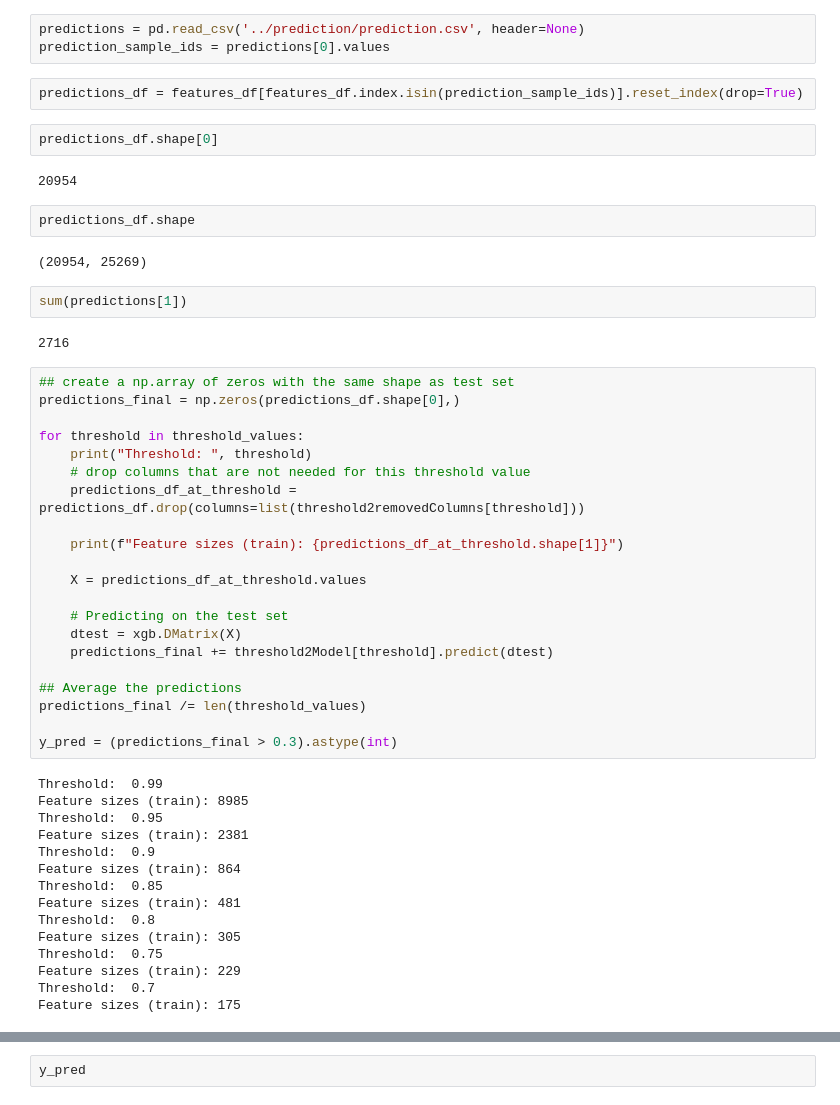
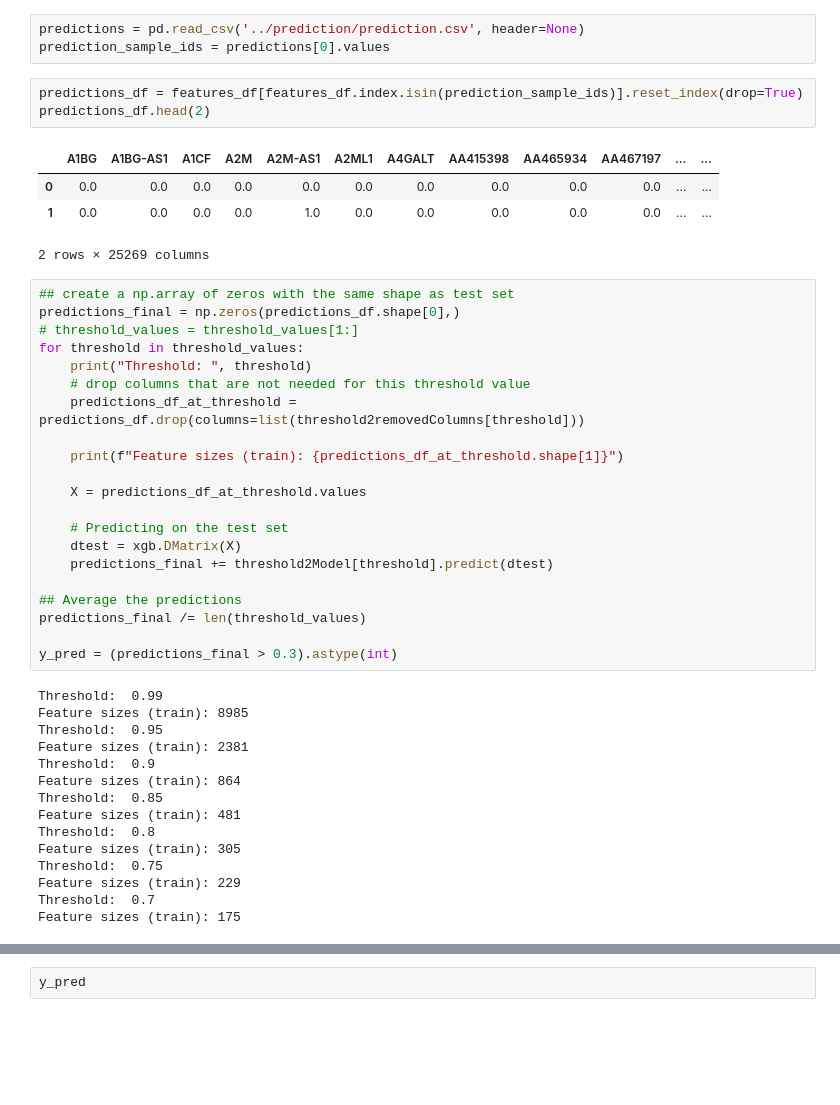
Before and after one commit to sidsvash26/Hackathon-Summer-2023, a Jupyter notebook: notebooks/best_model_ever.ipynb, the cells around one changed output, grey strips where cells are left out. Cells and saved outputs as stored; diff of their text form; blank space fills up the shorter version.

```diff
--- a/notebooks/best_model_ever.ipynb
+++ b/notebooks/best_model_ever.ipynb
@@ -421,22 +356,16 @@ predictions = pd.read_csv('../prediction/prediction.csv', header=None)
 prediction_sample_ids = predictions[0].values
 # %%
 predictions_df = features_df[features_df.index.isin(prediction_sample_ids)].reset_index(drop=True)
+predictions_df.head(2)
+# %% [output]
+|  | A1BG | A1BG-AS1 | A1CF | A2M | A2M-AS1 | A2ML1 | A4GALT | AA415398 | AA465934 | AA467197 | ... | ... |
+| 0 | 0.0 | 0.0 | 0.0 | 0.0 | 0.0 | 0.0 | 0.0 | 0.0 | 0.0 | 0.0 | ... | ... |
+| 1 | 0.0 | 0.0 | 0.0 | 0.0 | 1.0 | 0.0 | 0.0 | 0.0 | 0.0 | 0.0 | ... | ... |
+2 rows × 25269 columns
-# %%
-predictions_df.shape[0]
-# %% [output]
-20954
-# %%
-predictions_df.shape
-# %% [output]
-(20954, 25269)
-# %%
-sum(predictions[1])
-# %% [output]
-2716
 # %%
 ## create a np.array of zeros with the same shape as test set
 predictions_final = np.zeros(predictions_df.shape[0],)
-
+# threshold_values = threshold_values[1:]
 for threshold in threshold_values:
     print("Threshold: ", threshold)
     # drop columns that are not needed for this threshold value
```
Also changed, not shown: parts of 9 cells of this notebook, 1 other file.
